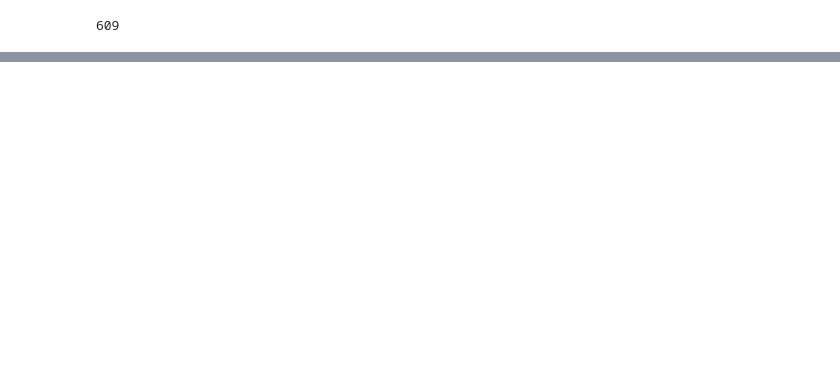
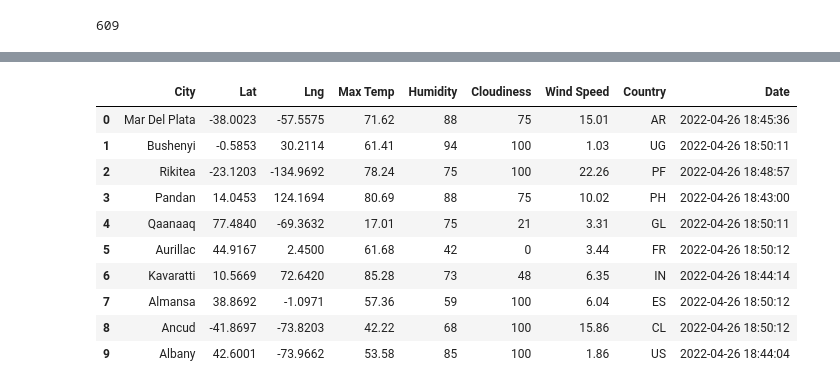
Before and after one commit to tomstowell99/World_Weather_Analysis, a Jupyter notebook: WeatherPy.ipynb, the cells around one changed output, grey strips where cells are left out. Drawn from its saved outputs; the diff is of its cells as text; code cells hidden in the pictures; blank space fills up the shorter version.

```diff
--- a/WeatherPy.ipynb
+++ b/WeatherPy.ipynb
@@ -54,2 +59,15 @@ len(cities)
 # %% [output]
 609
+# %%
+# Starting URL for Weather Map API Call.
+url = "http://api.openweathermap.org/data/2.5/weather?units=Imperial&APPID=" + weather_api_key
+# %%
+# Create an empty list to hold the weather data.
+city_data = []
+# Print the beginning of the logging.
+print("Beginning Data Retrieval     ")
+print("-----------------------------")
+
+# Create counters.
+record_count = 1
+set_count = 1
@@ -55,0 +149,16 @@ len(cities)
+# %%
+# Convert the array of dictionaries to a Pandas DataFrame.
+city_data_df = pd.DataFrame(city_data)
+city_data_df.head(10)
+# %% [output]
+|  | City | Lat | Lng | Max Temp | Humidity | Cloudiness | Wind Speed | Country | Date |
+| 0 | Mar Del Plata | -38.0023 | -57.5575 | 71.62 | 88 | 75 | 15.01 | AR | 2022-04-26 18:45:36 |
+| 1 | Bushenyi | -0.5853 | 30.2114 | 61.41 | 94 | 100 | 1.03 | UG | 2022-04-26 18:50:11 |
+| 2 | Rikitea | -23.1203 | -134.9692 | 78.24 | 75 | 100 | 22.26 | PF | 2022-04-26 18:48:57 |
+| 3 | Pandan | 14.0453 | 124.1694 | 80.69 | 88 | 75 | 10.02 | PH | 2022-04-26 18:43:00 |
+| 4 | Qaanaaq | 77.4840 | -69.3632 | 17.01 | 75 | 21 | 3.31 | GL | 2022-04-26 18:50:11 |
+| 5 | Aurillac | 44.9167 | 2.4500 | 61.68 | 42 | 0 | 3.44 | FR | 2022-04-26 18:50:12 |
+| 6 | Kavaratti | 10.5669 | 72.6420 | 85.28 | 73 | 48 | 6.35 | IN | 2022-04-26 18:44:14 |
+| 7 | Almansa | 38.8692 | -1.0971 | 57.36 | 59 | 100 | 6.04 | ES | 2022-04-26 18:50:12 |
+| 8 | Ancud | -41.8697 | -73.8203 | 42.22 | 68 | 100 | 15.86 | CL | 2022-04-26 18:50:12 |
+| 9 | Albany | 42.6001 | -73.9662 | 53.58 | 85 | 100 | 1.86 | US | 2022-04-26 18:44:04 |
```
Also changed, not shown: parts of 7 cells of this notebook, 1 other file.
